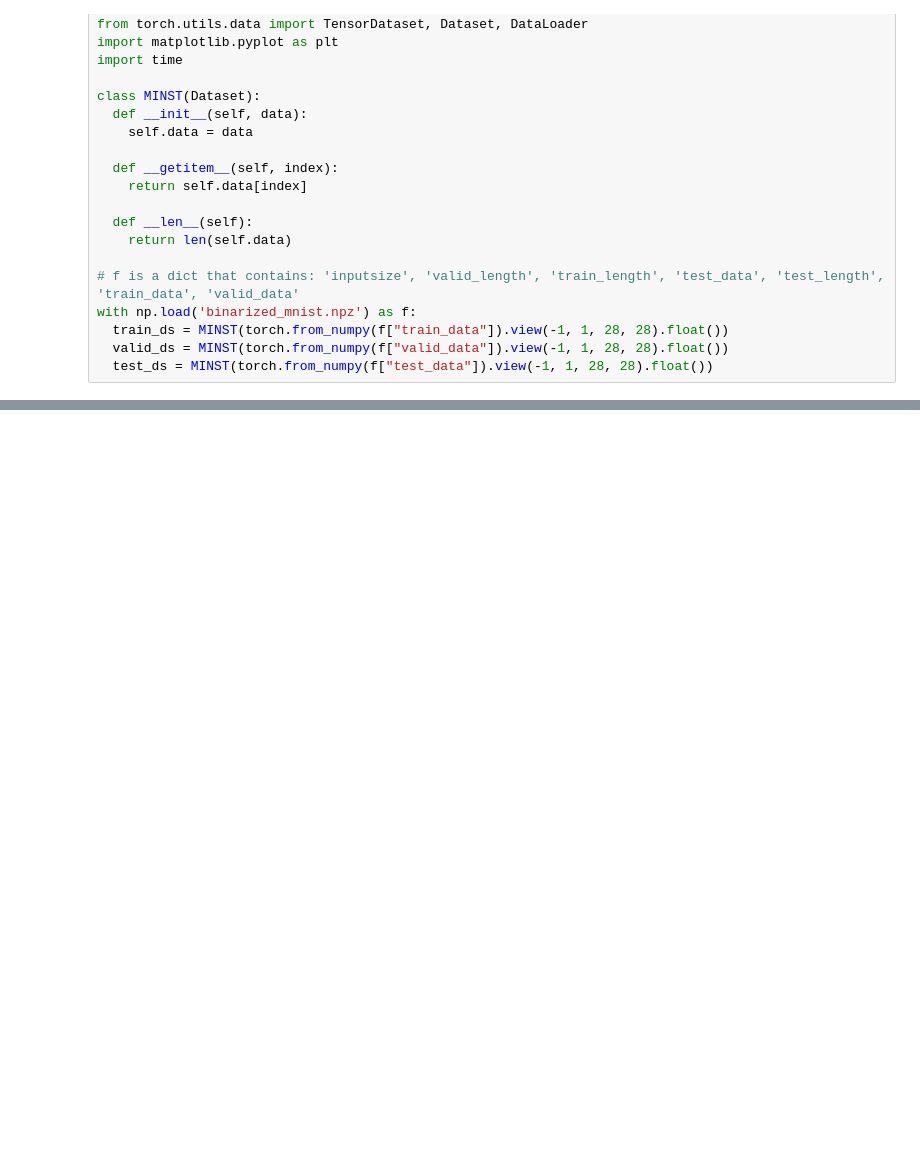
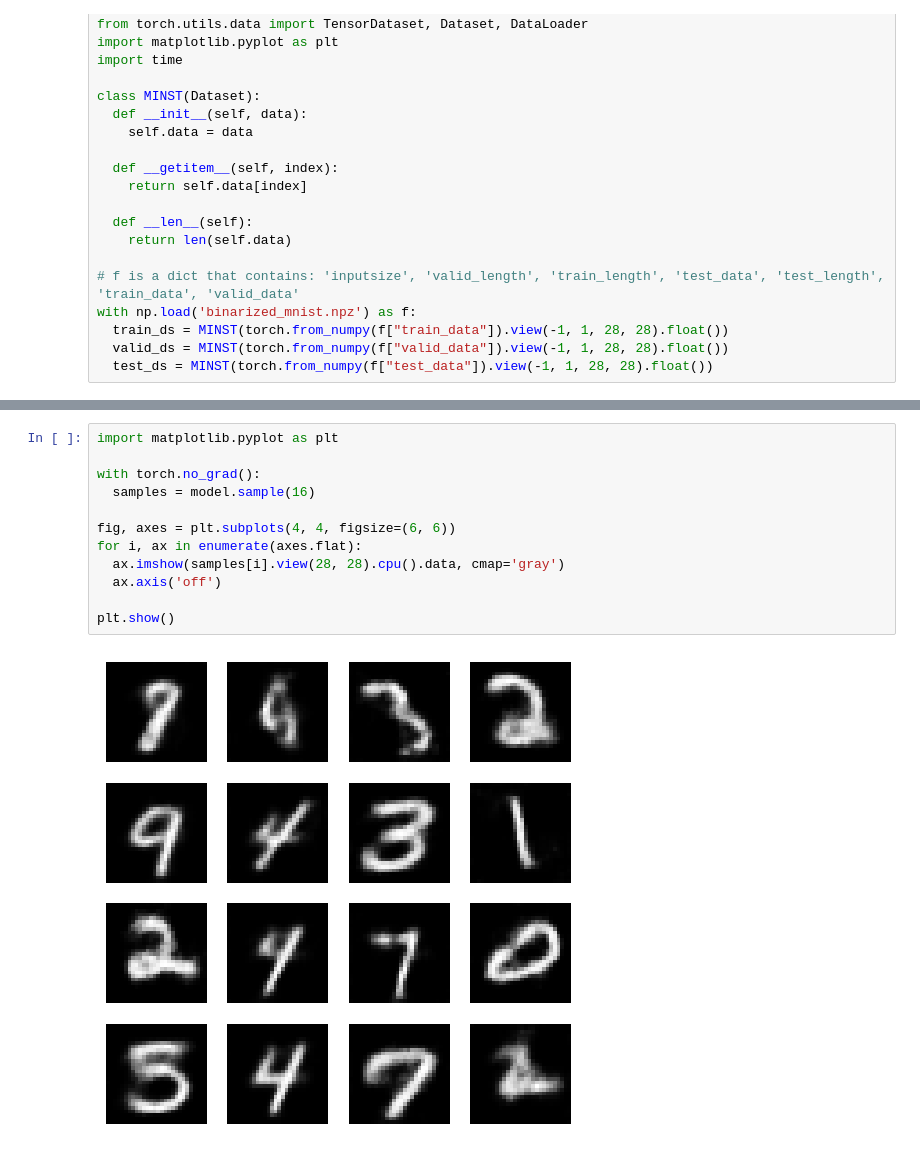
Before and after one commit to stkao05/ave, a Jupyter notebook: vae.ipynb, the cells around one changed output, grey strips where cells are left out. Drawn from its saved outputs; the diff is of its cells as text; blank space fills up the shorter version.

```diff
--- a/vae.ipynb
+++ b/vae.ipynb
@@ -124,0 +170,14 @@ for i in range(1000):
+# %%
+import matplotlib.pyplot as plt
+
+with torch.no_grad():
+  samples = model.sample(16)
+
+fig, axes = plt.subplots(4, 4, figsize=(6, 6))
+for i, ax in enumerate(axes.flat):
+  ax.imshow(samples[i].view(28, 28).cpu().data, cmap='gray')
+  ax.axis('off')
+
+plt.show()
+# %% [output]
+[figure, added]
```
Also changed, not shown: parts of 5 cells of this notebook.
